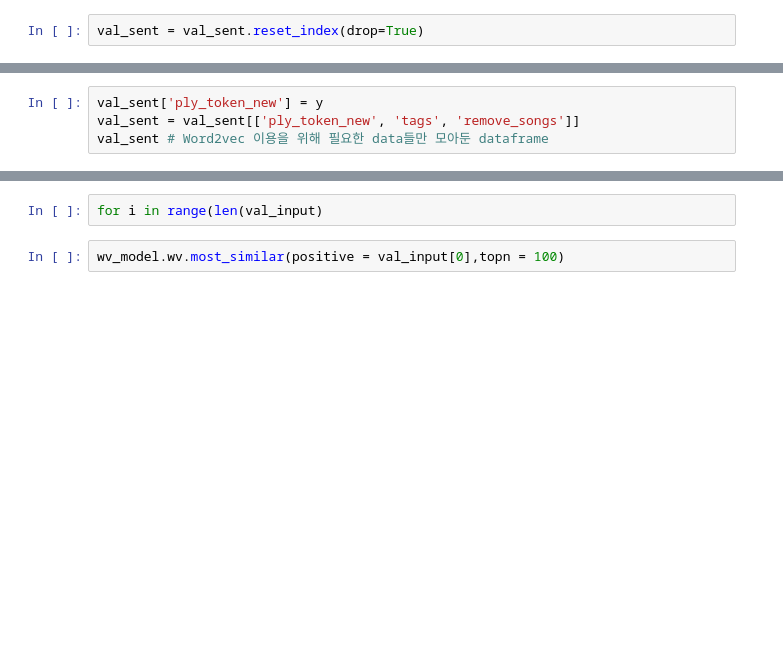
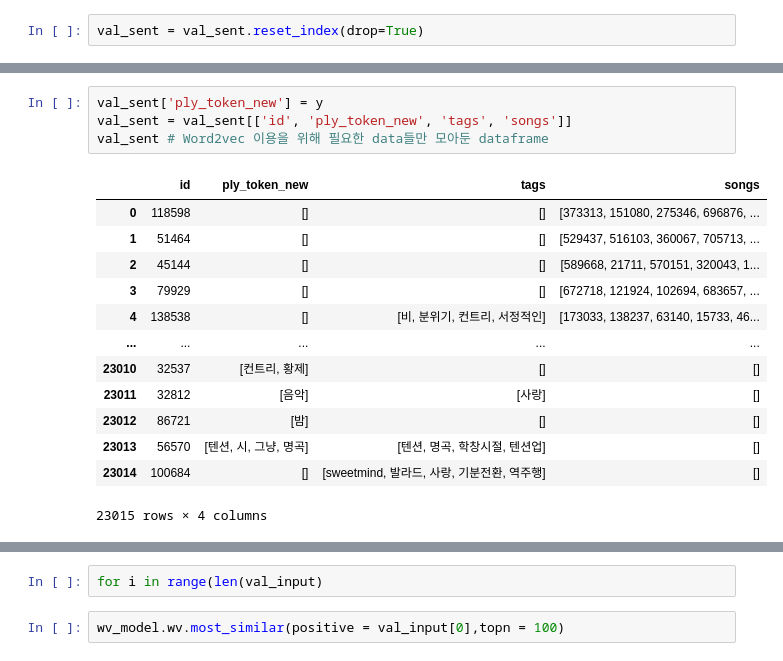
Before and after one commit to slipaway/melonplaylist, a Jupyter notebook: Word2vec_몰빵버전.ipynb, the cells around one changed output, grey strips where cells are left out. Drawn from its saved outputs; the diff is of its cells as text; blank space fills up the shorter version.

```diff
--- a/Word2vec_몰빵버전.ipynb
+++ b/Word2vec_몰빵버전.ipynb
@@ -522,4 +951,18 @@ y
 # %%
 val_sent['ply_token_new'] = y
-val_sent = val_sent[['ply_token_new', 'tags', 'remove_songs']]
+val_sent = val_sent[['id', 'ply_token_new', 'tags', 'songs']]
 val_sent # Word2vec 이용을 위해 필요한 data들만 모아둔 dataframe
+# %% [output]
+|  | id | ply_token_new | tags | songs |
+| 0 | 118598 | [] | [] | [373313, 151080, 275346, 696876, ... |
+| 1 | 51464 | [] | [] | [529437, 516103, 360067, 705713, ... |
+| 2 | 45144 | [] | [] | [589668, 21711, 570151, 320043, 1... |
+| 3 | 79929 | [] | [] | [672718, 121924, 102694, 683657, ... |
+| 4 | 138538 | [] | [비, 분위기, 컨트리, 서정적인] | [173033, 138237, 63140, 15733, 46... |
+| ... | ... | ... | ... | ... |
+| 23010 | 32537 | [컨트리, 황제] | [] | [] |
+| 23011 | 32812 | [음악] | [사랑] | [] |
+| 23012 | 86721 | [밤] | [] | [] |
+| 23013 | 56570 | [텐션, 시, 그냥, 명곡] | [텐션, 명곡, 학창시절, 텐션업] | [] |
+| 23014 | 100684 | [] | [sweetmind, 발라드, 사랑, 기분전환, 역주행] | [] |
+23015 rows × 4 columns
```
Also changed, not shown: parts of 55 cells of this notebook.
